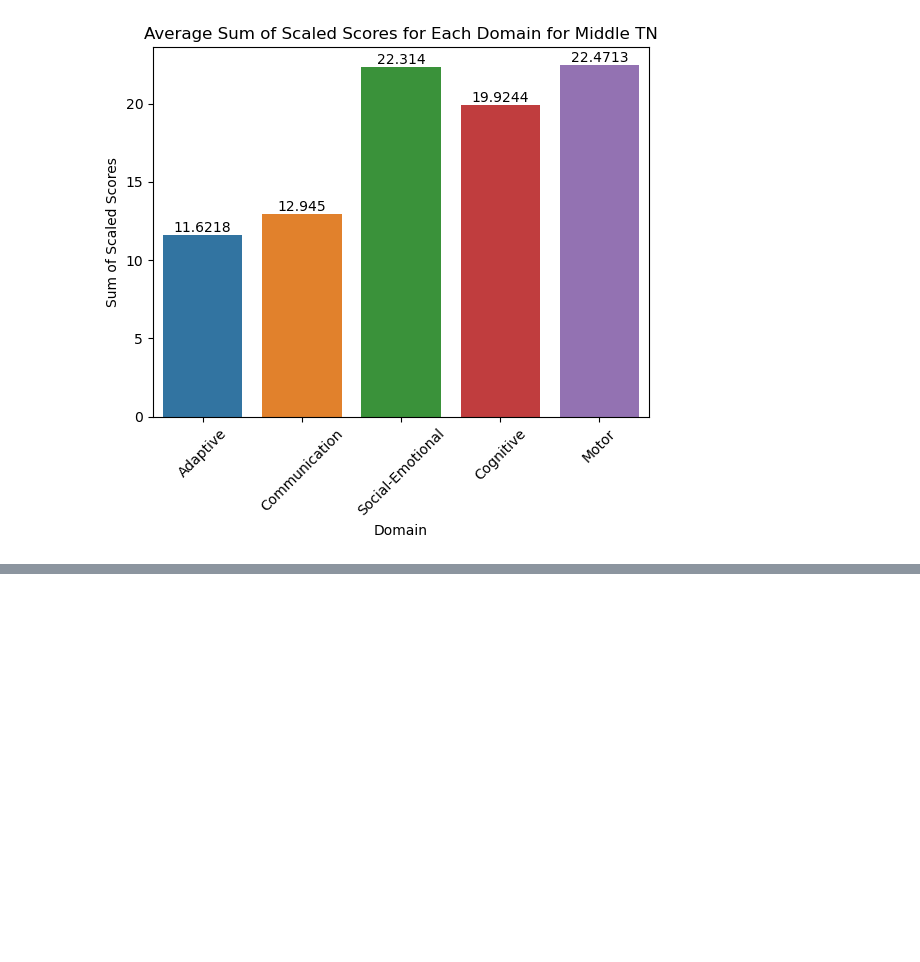
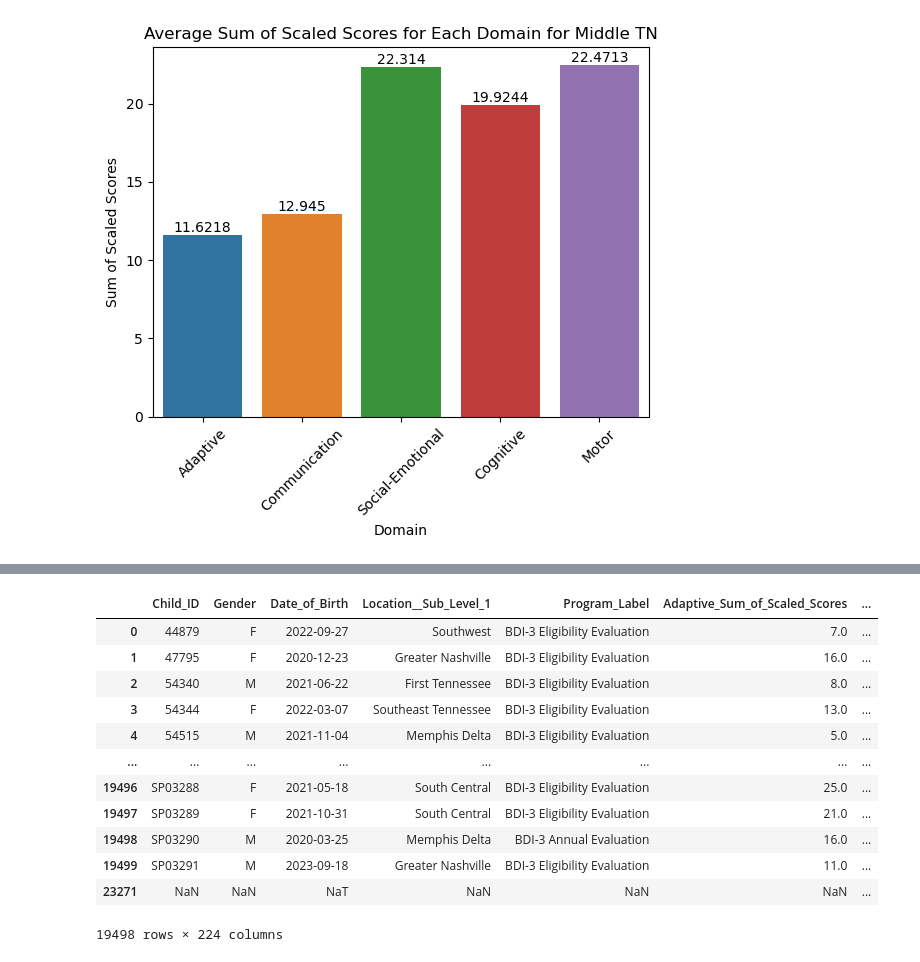
Before and after one commit to NSS-Data-Analytics-Cohort-10/teis-concat-dog, a Jupyter notebook: notebooks/teis-rushi.ipynb, the cells around one changed output, grey strips where cells are left out. Cells and saved outputs as stored; diff of their text form; code cells hidden in the pictures; blank space fills up the shorter version.

```diff
--- a/notebooks/teis-rushi.ipynb
+++ b/notebooks/teis-rushi.ipynb
@@ -316,0 +397,2 @@ ss_avg_mid_barplot.bar_label(ss_avg_mid_barplot.containers[0])
+# %%
+data = pd.read_excel('../data/BDI3 All Evals for NSS 11-2023.xlsx')
@@ -316,0 +434,34 @@ ss_avg_mid_barplot.bar_label(ss_avg_mid_barplot.containers[0])
+# %%
+location_groups = {
+    'East Tennessee': 'East',
+    'First Tennessee': 'East',
+    'Southeast Tennessee': 'East',
+    'Greater Nashville': 'Middle TN',
+    'Upper Cumberland': 'Middle TN',
+    'South Central': 'Middle TN',
+    'Northwest': 'West',
+    'Southwest': 'West',
+    'Memphis Delta': 'West'
+}
+
+
+dataset_clean['Location_Group'] = dataset_clean['Location__Sub_Level_1'].map(location_groups)
+
+
+dataset_clean['Location_Group'].fillna('Other', inplace=True)
+# %%
+dataset_clean
+# %% [output]
+|  | Child_ID | Gender | Date_of_Birth | Location__Sub_Level_1 | Program_Label | Adaptive_Sum_of_Scaled_Scores | ... |
+| 0 | 44879 | F | 2022-09-27 | Southwest | BDI-3 Eligibility Evaluation | 7.0 | ... |
+| 1 | 47795 | F | 2020-12-23 | Greater Nashville | BDI-3 Eligibility Evaluation | 16.0 | ... |
+| 2 | 54340 | M | 2021-06-22 | First Tennessee | BDI-3 Eligibility Evaluation | 8.0 | ... |
+| 3 | 54344 | F | 2022-03-07 | Southeast Tennessee | BDI-3 Eligibility Evaluation | 13.0 | ... |
+| 4 | 54515 | M | 2021-11-04 | Memphis Delta | BDI-3 Eligibility Evaluation | 5.0 | ... |
+| ... | ... | ... | ... | ... | ... | ... | ... |
+| 19496 | SP03288 | F | 2021-05-18 | South Central | BDI-3 Eligibility Evaluation | 25.0 | ... |
+| 19497 | SP03289 | F | 2021-10-31 | South Central | BDI-3 Eligibility Evaluation | 21.0 | ... |
+| 19498 | SP03290 | M | 2020-03-25 | Memphis Delta | BDI-3 Annual Evaluation | 16.0 | ... |
+| 19499 | SP03291 | M | 2023-09-18 | Greater Nashville | BDI-3 Eligibility Evaluation | 11.0 | ... |
+| 23271 | NaN | NaN | NaT | NaN | NaN | NaN | ... |
+19498 rows × 224 columns
```
Also changed, not shown: parts of 19 cells of this notebook, 1 other file.
